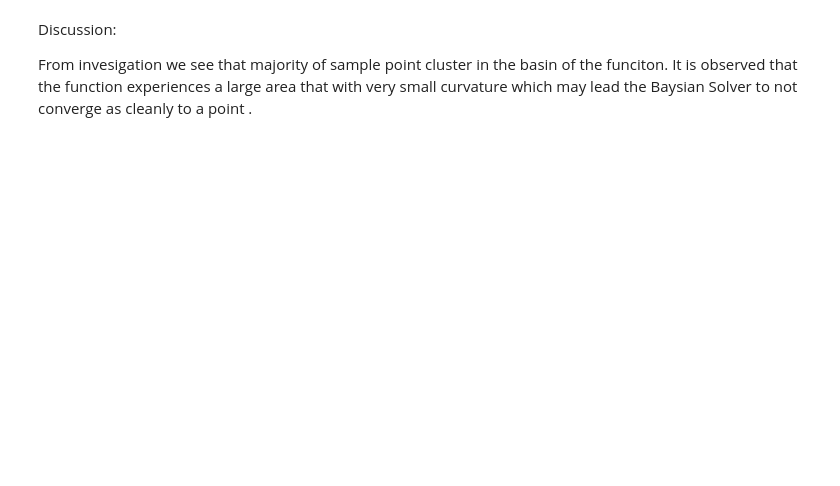
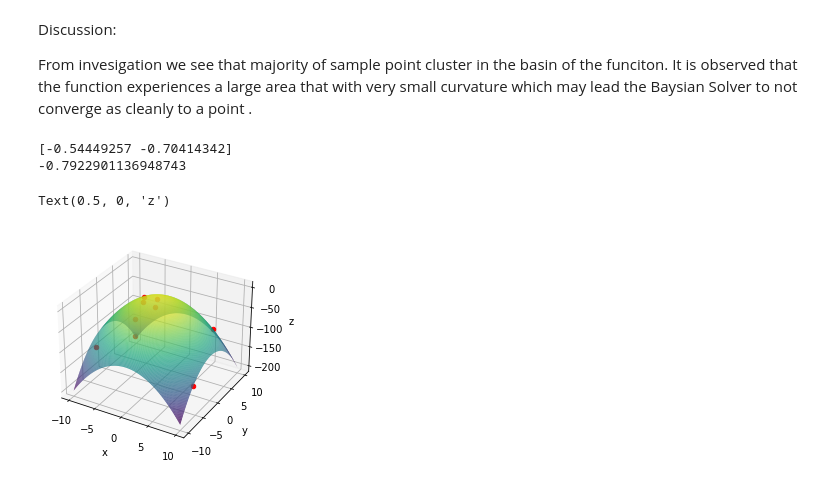
Before and after one commit to Cwhitney32/DesignOptimization, a Jupyter notebook: Homework 3.ipynb, the cells around one changed output. Cells and saved outputs as stored; diff of their text form; code cells hidden in the pictures; blank space fills up the shorter version.

```diff
--- a/Homework 3.ipynb
+++ b/Homework 3.ipynb
@@ -234,3 +234,52 @@ Text(0.5, 0, 'z')
 Discussion:
 
 From invesigation we see that majority of sample point cluster in the basin of the funciton. It is observed that the function experiences a large area that with very small curvature which may lead the Baysian Solver to not converge as cleanly to a point .
+# %%
+import numpy as np
+import sklearn
+import sklearn.gaussian_process as gp
+import matplotlib.pyplot as plt
+from gp import*
+from plotters import*
+%matplotlib inline
+
+def sample_loss(x):
+    return -(x[0]**2+x[1]**2)
+
+x = np.linspace(-10, 10, 200)
+y = np.linspace(-10, 10, 200)
+
+n_iters=5
+bounds=np.array([[-10,10], [-10,10]])
+
+#xp, yp = bayesian_optimisation(n_iters, sample_loss, bounds,random_search=10000)
+
+#xp,yp=bayesian_optimisation(n_iters, sample_loss, bounds,[[0,0],[.1,0],[-.1,0],[-.2,.2]], gp_params=None, random_search=False, alpha=1e-6, epsilon=1e-11)
+xp,yp=bayesian_optimisation(n_iters, sample_loss, bounds,x0=None, gp_params=None, random_search=False, alpha=1e-6, epsilon=1e-11)
+
+s=len(xp)
+
+x_sol=xp[s-1]
+
+sol=sample_loss(x_sol)
+
+print(x_sol)
+print(sol)
+
+X, Y = np.meshgrid(x, y)
+Z = sample_loss([X,Y])
+fig = plt.figure()
+ax = plt.axes(projection='3d')
+ax.plot_surface(X, Y, Z, rstride=1, cstride=1, cmap='viridis', edgecolor='none')
+
+for i in range(0,len(xp)-1):
+    ax.scatter(xp[i,0],xp[i,1],yp[i],marker = 'o',color='r')
+
+ax.set_xlabel('x')
+ax.set_ylabel('y')
+ax.set_zlabel('z')
+# %% [output]
+[-0.54449257 -0.70414342]
+-0.7922901136948743
+Text(0.5, 0, 'z')
+[figure, added]
```
Also changed, not shown: parts of 1 cell of this notebook, 1 other file.
